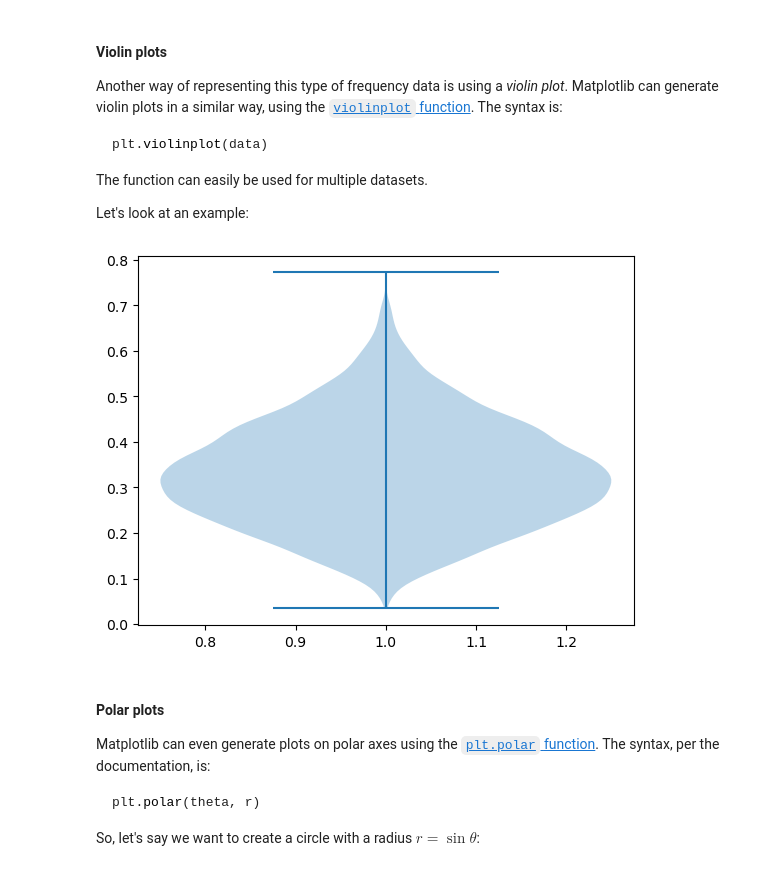
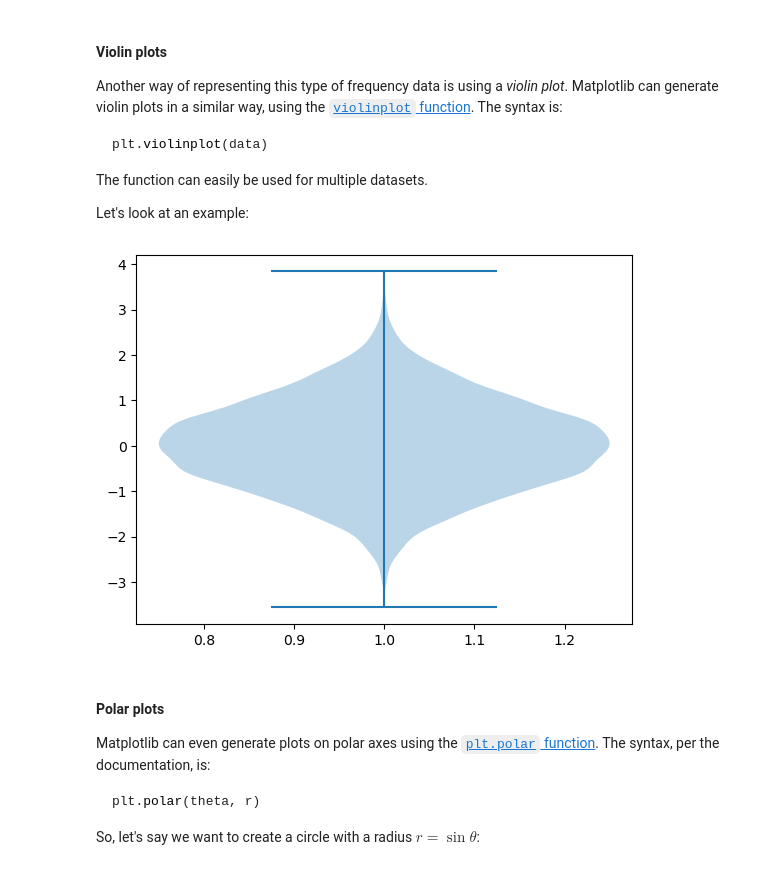
Before and after one commit to QLS-MiCM/DataProcessingInPython, a Jupyter notebook: Exercises/solutions/DataProcessingPython.ipynb, the cells around one changed output. Saved outputs shown, nothing was run; the diff lists cells and outputs as text; code cells hidden in the pictures.

```diff
--- a/Exercises/solutions/DataProcessingPython.ipynb
+++ b/Exercises/solutions/DataProcessingPython.ipynb
@@ -1439,13 +1448,11 @@ The function can easily be used for multiple datasets.
 
 Let's look at an example:
 # %%
-sequences_1 = np.random.default_rng().beta(5, 10, size=10000)
-
-# Your code here to generate a violin plot
-plt.violinplot(sequences_1)
+random_numbers = np.random.default_rng().normal(size=10000)
+plt.violinplot(random_numbers)
 plt.show()
 # %% [output]
-[figure, old version]
+[figure, new version]
 # %% [markdown]
 #### Polar plots
 
```
Also changed, not shown: parts of 78 cells of this notebook, 1 other file.
